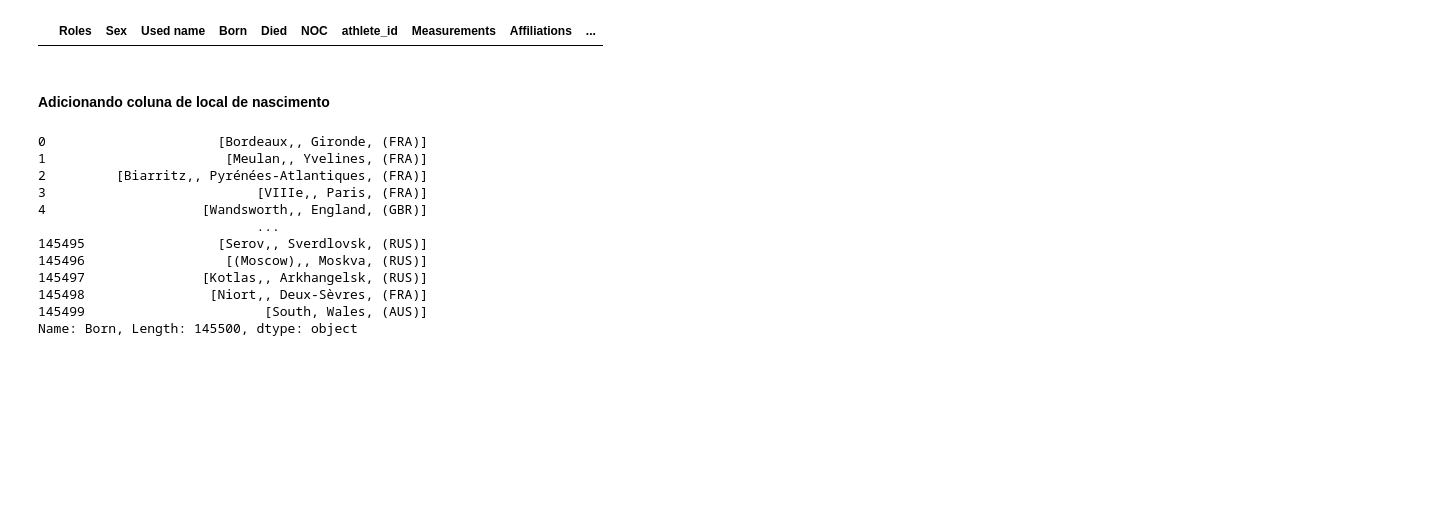
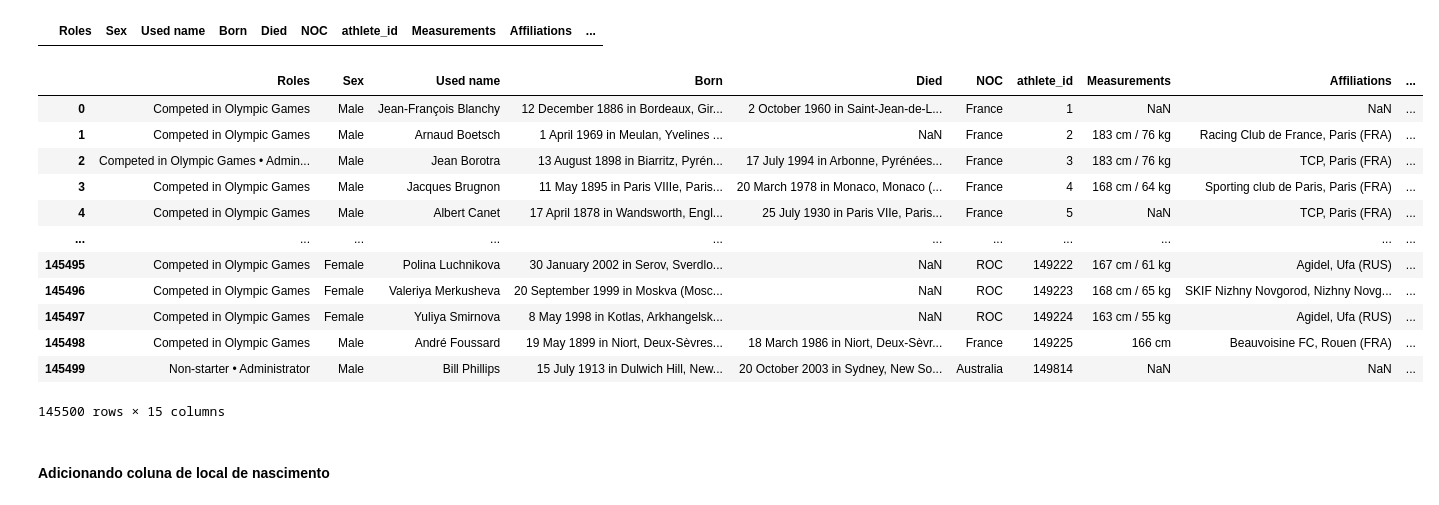
Before and after one commit to diogo-minoru/olympic_dataset, a Jupyter notebook: jupyter1.ipynb, the cells around one changed output. Drawn from its saved outputs; the diff is of its cells as text; code cells hidden in the pictures; blank space fills up the shorter version.

```diff
--- a/jupyter1.ipynb
+++ b/jupyter1.ipynb
@@ -99,9 +99,11 @@ Solução:
 Quando a coluna de altura possuir a string "kg", este valor deverá ser atribuído à coluna "weight_kg", após isso, deverá ser substituído por nulo os valores da coluna "height_cm" com "kg"
 Quando a coluna
 # %%
-olympic_df["weight_kg"] = np.where(olympic_df["height_cm"].str.contains("kg", na = False), olympic_df["height_cm"], olympic_df["weight_kg"])
+olympic_df["weight_kg"] = np.where(olympic_df["height_cm"].str.contains("kg", na = False), olympic_df["height_cm"].str.strip(), olympic_df["weight_kg"].str.strip())
+olympic_df["weight_kg"] = olympic_df["weight_kg"].str.extract(r'(\d+)').astype("Int64")
 # %%
-olympic_df["height_cm"] = np.where(olympic_df["height_cm"].str.contains("kg", na = False), np.nan, olympic_df["height_cm"])
+olympic_df["height_cm"] = np.where(olympic_df["height_cm"].str.contains("kg", na = False), np.nan, olympic_df["height_cm"].str.strip())
+olympic_df["height_cm"] = olympic_df["height_cm"].str.extract(r'(\d+)').astype("Int64")
 # %%
 # Fazendo verificação se a alteração deu certo
 
@@ -121,20 +123,21 @@ olympic_df[olympic_df["weight_kg"].str.contains("cm", na = False)]
 olympic_df[olympic_df["height_cm"].str.contains("kg", na = False)]
 # %% [output]
 |  | Roles | Sex | Used name | Born | Died | NOC | athlete_id | Measurements | Affiliations | ... |
+# %%
+olympic_df
+# %% [output]
+|  | Roles | Sex | Used name | Born | Died | NOC | athlete_id | Measurements | Affiliations | ... |
+| 0 | Competed in Olympic Games | Male | Jean-François Blanchy | 12 December 1886 in Bordeaux, Gir... | 2 October 1960 in Saint-Jean-de-L... | France | 1 | NaN | NaN | ... |
+| 1 | Competed in Olympic Games | Male | Arnaud Boetsch | 1 April 1969 in Meulan, Yvelines ... | NaN | France | 2 | 183 cm / 76 kg | Racing Club de France, Paris (FRA) | ... |
+| 2 | Competed in Olympic Games • Admin... | Male | Jean Borotra | 13 August 1898 in Biarritz, Pyrén... | 17 July 1994 in Arbonne, Pyrénées... | France | 3 | 183 cm / 76 kg | TCP, Paris (FRA) | ... |
+| 3 | Competed in Olympic Games | Male | Jacques Brugnon | 11 May 1895 in Paris VIIIe, Paris... | 20 March 1978 in Monaco, Monaco (... | France | 4 | 168 cm / 64 kg | Sporting club de Paris, Paris (FRA) | ... |
+| 4 | Competed in Olympic Games | Male | Albert Canet | 17 April 1878 in Wandsworth, Engl... | 25 July 1930 in Paris VIIe, Paris... | France | 5 | NaN | TCP, Paris (FRA) | ... |
+| ... | ... | ... | ... | ... | ... | ... | ... | ... | ... | ... |
+| 145495 | Competed in Olympic Games | Female | Polina Luchnikova | 30 January 2002 in Serov, Sverdlo... | NaN | ROC | 149222 | 167 cm / 61 kg | Agidel, Ufa (RUS) | ... |
+| 145496 | Competed in Olympic Games | Female | Valeriya Merkusheva | 20 September 1999 in Moskva (Mosc... | NaN | ROC | 149223 | 168 cm / 65 kg | SKIF Nizhny Novgorod, Nizhny Novg... | ... |
+| 145497 | Competed in Olympic Games | Female | Yuliya Smirnova | 8 May 1998 in Kotlas, Arkhangelsk... | NaN | ROC | 149224 | 163 cm / 55 kg | Agidel, Ufa (RUS) | ... |
+| 145498 | Competed in Olympic Games | Male | André Foussard | 19 May 1899 in Niort, Deux-Sèvres... | 18 March 1986 in Niort, Deux-Sèvr... | France | 149225 | 166 cm | Beauvoisine FC, Rouen (FRA) | ... |
+| 145499 | Non-starter • Administrator | Male | Bill Phillips | 15 July 1913 in Dulwich Hill, New... | 20 October 2003 in Sydney, New So... | Australia | 149814 | NaN | NaN | ... |
+145500 rows × 15 columns
 # %% [markdown]
 #### Adicionando coluna de local de nascimento
-# %%
-olympic_df["Born"].str.split(" ").str[-3:]
-# %% [output]
-0                      [Bordeaux,, Gironde, (FRA)]
-1                       [Meulan,, Yvelines, (FRA)]
-2         [Biarritz,, Pyrénées-Atlantiques, (FRA)]
-3                           [VIIIe,, Paris, (FRA)]
-4                    [Wandsworth,, England, (GBR)]
-                            ...
-145495                 [Serov,, Sverdlovsk, (RUS)]
-145496                  [(Moscow),, Moskva, (RUS)]
-145497               [Kotlas,, Arkhangelsk, (RUS)]
-145498                [Niort,, Deux-Sèvres, (FRA)]
-145499                       [South, Wales, (AUS)]
-Name: Born, Length: 145500, dtype: object
```
Also changed, not shown: parts of 1 cell of this notebook.
